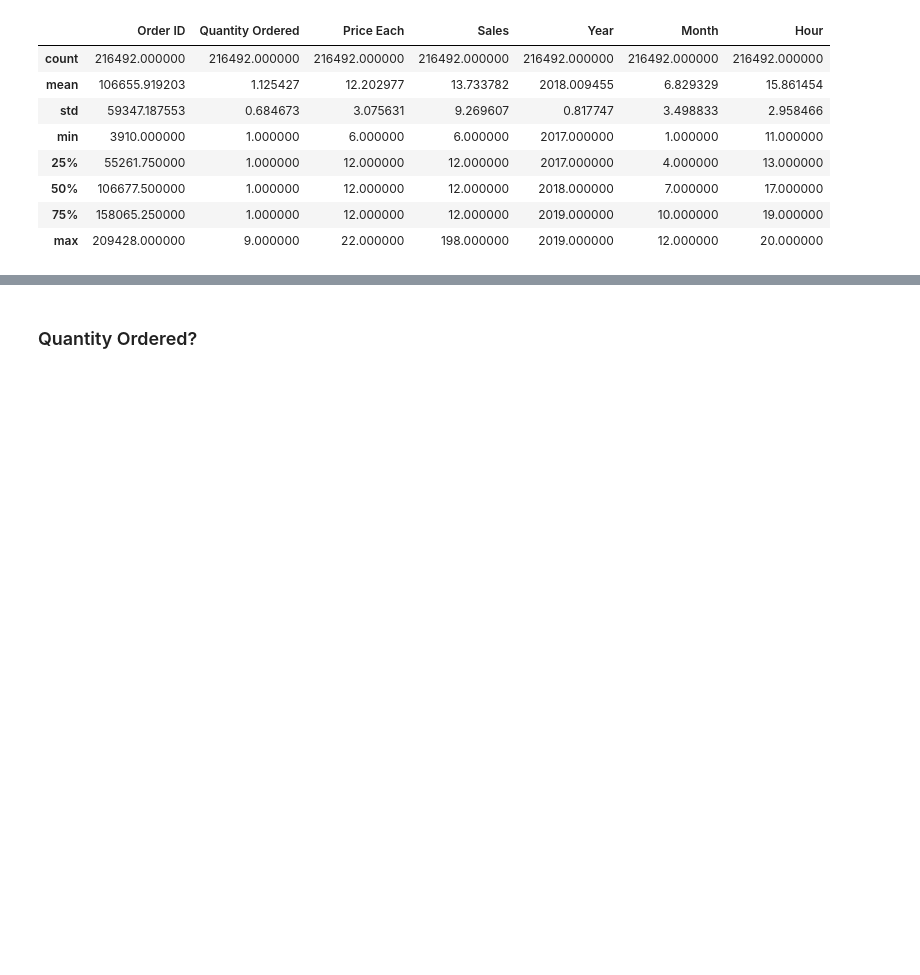
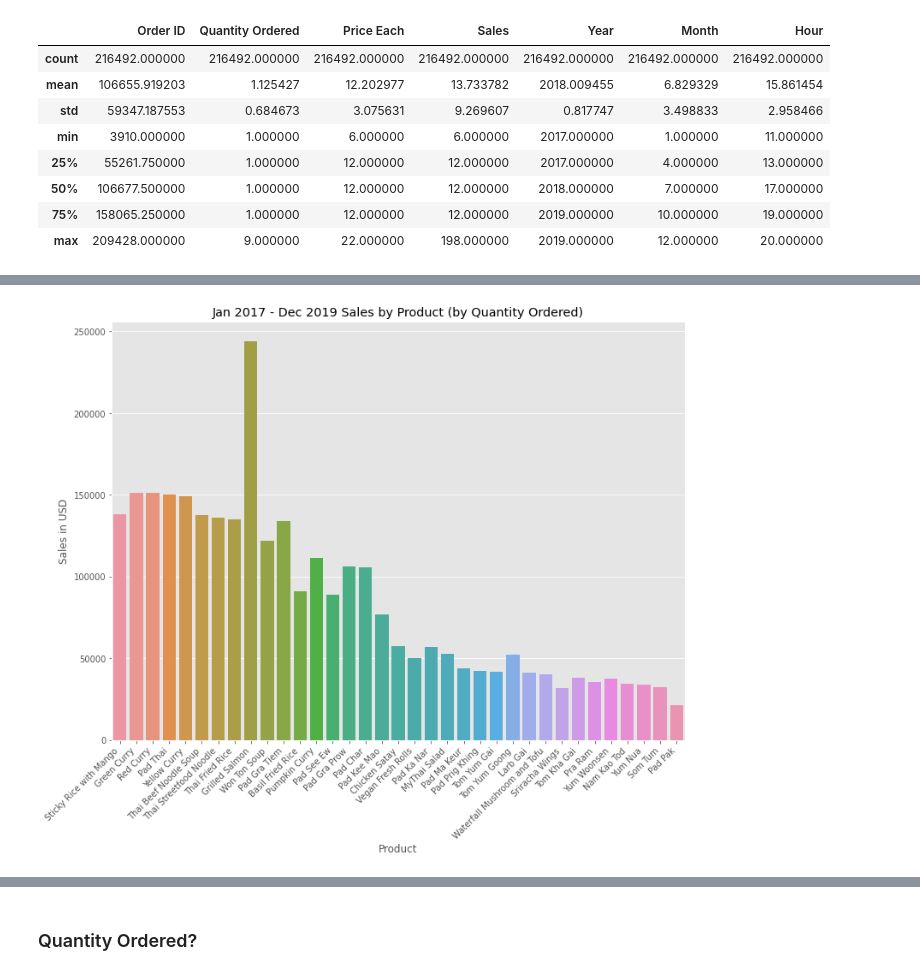
Before and after one commit to onederekchen/thaitanic, a Jupyter notebook: analysis + experimentation/data_analysis.ipynb, the cells around one changed output, grey strips where cells are left out. Saved outputs shown, nothing was run; the diff lists cells and outputs as text; code cells hidden in the pictures; blank space fills up the shorter version.

```diff
--- a/analysis + experimentation/data_analysis.ipynb
+++ b/analysis + experimentation/data_analysis.ipynb
@@ -159,0 +250,13 @@ df.loc[(df['Order ID'] == 209426)]  # example dupe value
+# %%
+# probably graph this to make it easier to see...
+
+product_popularity = df.groupby('Product').sum().sort_values(by='Quantity Ordered', ascending=False)
+
+plt.figure(figsize=(12,9))
+ax = sns.barplot(product_popularity.index, product_popularity['Sales'])
+
+ax.set_xticklabels(ax.get_xticklabels(), rotation=45, horizontalalignment='right')  # rotate if small figsize
+plt.title("Jan 2017 - Dec 2019 Sales by Product (by Quantity Ordered)")
+plt.ylabel("Sales in USD");
+# %% [output]
+[figure, added]
```
Also changed, not shown: parts of 36 cells of this notebook, 1 other file.
